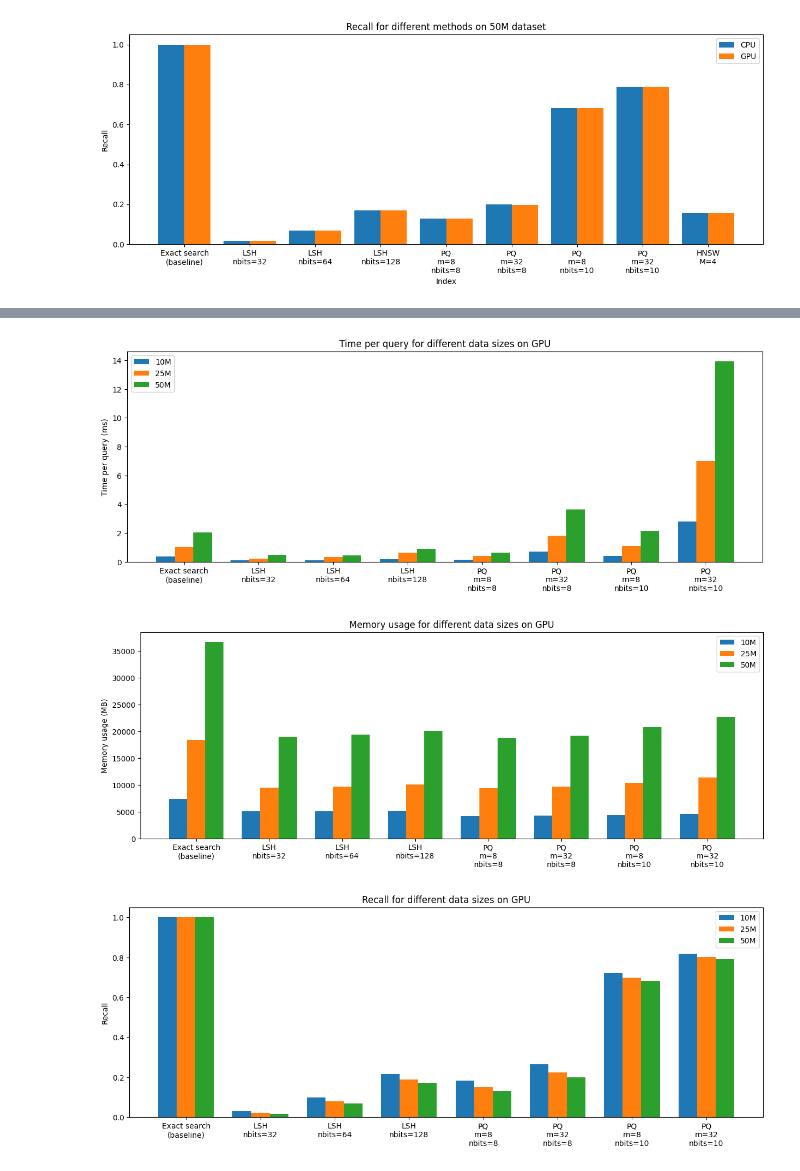
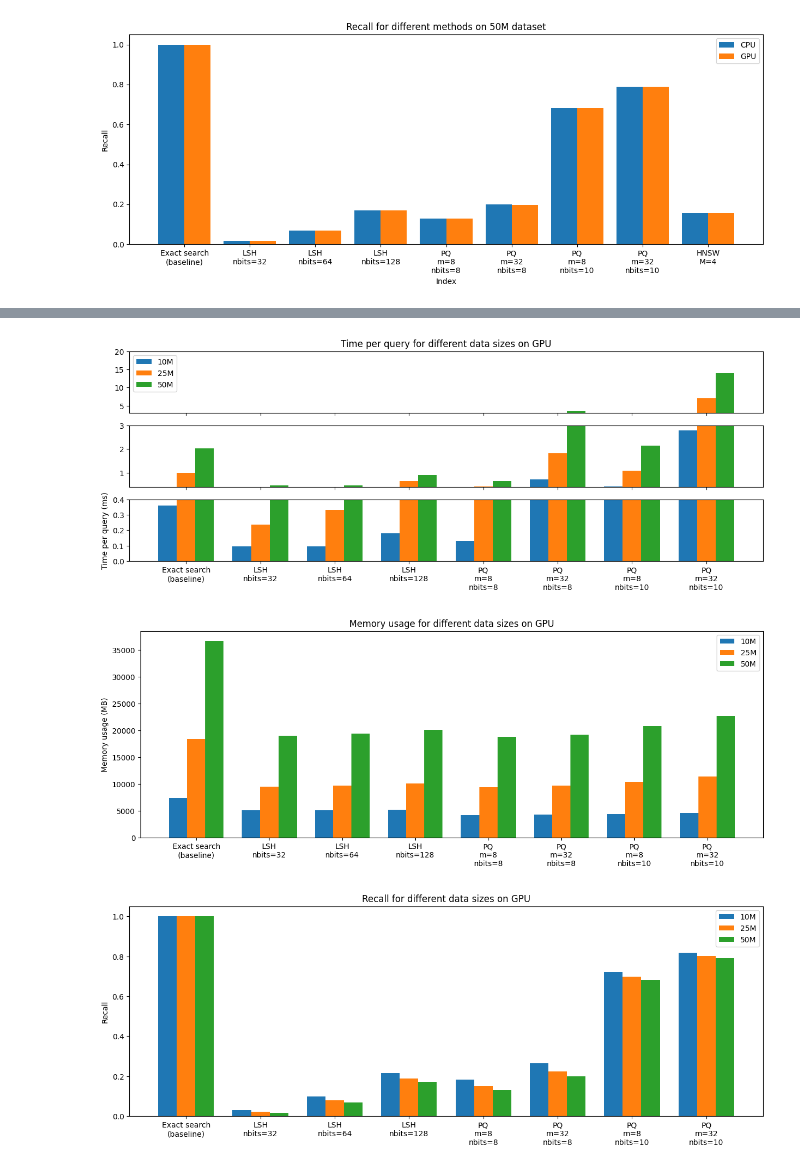
Before and after one commit to Kevinpyx/faissBenchmarking, a Jupyter notebook: CPUvsGPU_10Mvs25Mvs50M.ipynb, the cells around one changed output, grey strips where cells are left out. Drawn from its saved outputs; the diff is of its cells as text; code cells hidden in the pictures.

```diff
--- a/CPUvsGPU_10Mvs25Mvs50M.ipynb
+++ b/CPUvsGPU_10Mvs25Mvs50M.ipynb
@@ -292,27 +292,24 @@ memory_LSH_GPU_10M_chosen = memory_LSH_GPU_10M[idx_LSH_10M_nbits]
 categories_LSH_10M_chosen = ["LSH\nnbits=32", "LSH\nnbits=64", "LSH\nnbits=128"]
 
 # PQ_chosen:
-# (m, nbits) = (8, 8), (32, 8), (8, 10) (32, 10) (index: 8, 10, 14, 16) chosen after flattened
-# print(SPQ_PQ.shape)
-idx_PQ_CPU_10M_chosen = [8, 10, 14, 16]
+idx_PQ_10M_chosen = slice(0,4)
 SPQ_PQ_CPU_10M_flat = SPQ_PQ_CPU_10M.flatten()
 recall_PQ_CPU_10M_flat = recall_PQ_CPU_10M.flatten()
 memory_PQ_CPU_10M_flat = memory_PQ_CPU_10M.flatten()
-SPQ_PQ_CPU_10M_chosen = SPQ_PQ_CPU_10M_flat[idx_PQ_CPU_10M_chosen]
-recall_PQ_CPU_10M_chosen = recall_PQ_CPU_10M_flat[idx_PQ_CPU_10M_chosen]
-memory_PQ_CPU_10M_chosen = memory_PQ_CPU_10M_flat[idx_PQ_CPU_10M_chosen]
+SPQ_PQ_CPU_10M_chosen = SPQ_PQ_CPU_10M_flat[idx_PQ_10M_chosen]
+recall_PQ_CPU_10M_chosen = recall_PQ_CPU_10M_flat[idx_PQ_10M_chosen]
+memory_PQ_CPU_10M_chosen = memory_PQ_CPU_10M_flat[idx_PQ_10M_chosen]
 categories_PQ_10M_chosen = ["PQ\nm=8\nnbits=8", "PQ\nm=32\nnbits=8", "PQ\nm=8\nnbits=10", "PQ\nm=32\nnbits=10"]
 
-idx_PQ_GPU_10M_chosen = slice(0,4) # to account for the fact that we only tested 4 configurations of PQ at 10M on GPU
 SPQ_PQ_GPU_10M_flat = SPQ_PQ_GPU_10M.flatten()
 recall_PQ_GPU_10M_flat = recall_PQ_GPU_10M.flatten()
 memory_PQ_GPU_10M_flat = memory_PQ_GPU_10M.flatten()
-SPQ_PQ_GPU_10M_chosen = SPQ_PQ_GPU_10M_flat[idx_PQ_GPU_10M_chosen]
-recall_PQ_GPU_10M_chosen = recall_PQ_GPU_10M_flat[idx_PQ_GPU_10M_chosen]
-memory_PQ_GPU_10M_chosen = memory_PQ_GPU_10M_flat[idx_PQ_GPU_10M_chosen]
+SPQ_PQ_GPU_10M_chosen = SPQ_PQ_GPU_10M_flat[idx_PQ_10M_chosen]
+recall_PQ_GPU_10M_chosen = recall_PQ_GPU_10M_flat[idx_PQ_10M_chosen]
+memory_PQ_GPU_10M_chosen = memory_PQ_GPU_10M_flat[idx_PQ_10M_chosen]
 
 # HNSW_chosen:
-idx_HNSW_10M_chosen = slice(3,6)
+idx_HNSW_10M_chosen = slice(1,4)
 SPQ_HNSW_CPU_10M_chosen = SPQ_HNSW_CPU_10M[idx_HNSW_10M_chosen]
 recall_HNSW_CPU_10M_chosen = recall_HNSW_CPU_10M[idx_HNSW_10M_chosen]
 memory_HNSW_CPU_10M_chosen = memory_HNSW_CPU_10M[idx_HNSW_10M_chosen]
@@ -783,50 +789,59 @@ figsize = (15, 5)
 categories = categories_FlatL2_chosen + categories_LSH_chosen + categories_PQ_chosen
 
 # SPQ
-plt.figure(figsize=figsize)
+fig, (ax1, ax2, ax3) = plt.subplots(3, 1, sharex=True, figsize=figsize)
 SPQ_10M = np.concatenate((SPQ_FlatL2_GPU_10M_chosen.reshape(-1), SPQ_LSH_GPU_10M_chosen, SPQ_PQ_GPU_10M_chosen))
 SPQ_25M = np.concatenate((SPQ_FlatL2_GPU_25M_chosen.reshape(-1), SPQ_LSH_GPU_25M_chosen, SPQ_PQ_GPU_25M_chosen))
 SPQ_50M = np.concatenate((SPQ_FlatL2_GPU_50M_chosen.reshape(-1), SPQ_LSH_GPU_50M_chosen, SPQ_PQ_GPU_50M_chosen))
-plt.bar(np.arange(len(categories)), SPQ_10M, width=0.25, label='10M')
-plt.bar(np.arange(len(categories))+0.25, SPQ_25M, width=0.25, label='25M')
-plt.bar(np.arange(len(categories))+0.5, SPQ_50M, width=0.25, label='50M')
+ax1.bar(np.arange(len(categories)), SPQ_10M, width=0.25, label='10M')
+ax1.bar(np.arange(len(categories))+0.25, SPQ_25M, width=0.25, label='25M')
+ax1.bar(np.arange(len(categories))+0.5, SPQ_50M, width=0.25, label='50M')
+ax1.set_ylim(3, 20)
+ax1.legend(loc='best')
+ax2.bar(np.arange(len(categories)), SPQ_10M, width=0.25, label='10M')
+ax2.bar(np.arange(len(categories))+0.25, SPQ_25M, width=0.25, label='25M')
+ax2.bar(np.arange(len(categories))+0.5, SPQ_50M, width=0.25, label='50M')
+ax2.set_ylim(0.5,3)
+ax3.bar(np.arange(len(categories)), SPQ_10M, width=0.25, label='10M')
+ax3.bar(np.arange(len(categories))+0.25, SPQ_25M, width=0.25, label='25M')
+ax3.bar(np.arange(len(categories))+0.5, SPQ_50M, width=0.25, label='50M')
+ax3.set_ylim(0, 0.5)
 plt.xticks(np.arange(len(categories))+0.25, categories)
-plt.title('Time per query for different data sizes on GPU')
+ax1.set_title('Time per query for different data sizes on GPU')
 plt.ylabel('Time per query (ms)')
-plt.legend()
-plt.savefig('/home/ypx/faissTesting/benchmark/charts/SPQ_GPU_10Mvs25Mvs50M.png')
+# plt.savefig('/home/ypx/faissTesting/benchmark/charts/SPQ_GPU_10Mvs25Mvs50M.png')
 plt.show()
 
 # memory
 plt.figure(figsize=figsize)
 memory_10M = np.concatenate((memory_FlatL2_GPU_10M_chosen.reshape(-1), memory_LSH_GPU_10M_chosen, memory_PQ_GPU_10M_chosen))
 memory_25M = np.concatenate((memory_FlatL2_GPU_25M_chosen.reshape(-1), memory_LSH_GPU_25M_chosen, memory_PQ_GPU_25M_chosen))
 memory_50M = np.concatenate((memory_FlatL2_GPU_50M_chosen.reshape(-1), memory_LSH_GPU_50M_chosen, memory_PQ_GPU_50M_chosen))
 plt.bar(np.arange(len(categories)), memory_10M, width=0.25, label='10M')
 plt.bar(np.arange(len(categories))+0.25, memory_25M, width=0.25, label='25M')
 plt.bar(np.arange(len(categories))+0.5, memory_50M, width=0.25, label='50M')
 plt.xticks(np.arange(len(categories))+0.25, categories)
 plt.title('Memory usage for different data sizes on GPU')
 plt.ylabel('Memory usage (MB)')
 plt.legend()
-plt.savefig('/home/ypx/faissTesting/benchmark/charts/memory_GPU_10Mvs25Mvs50M.png')
+# plt.savefig('/home/ypx/faissTesting/benchmark/charts/memory_GPU_10Mvs25Mvs50M.png')
 plt.show()
 
 # recall
 plt.figure(figsize=figsize)
 recall_10M = np.concatenate((recall_FlatL2_GPU_10M_chosen.reshape(-1), recall_LSH_GPU_10M_chosen, recall_PQ_GPU_10M_chosen))
 recall_25M = np.concatenate((recall_FlatL2_GPU_25M_chosen.reshape(-1), recall_LSH_GPU_25M_chosen, recall_PQ_GPU_25M_chosen))
 recall_50M = np.concatenate((recall_FlatL2_GPU_50M_chosen.reshape(-1), recall_LSH_GPU_50M_chosen, recall_PQ_GPU_50M_chosen))
 plt.bar(np.arange(len(categories)), recall_10M, width=0.25, label='10M')
 plt.bar(np.arange(len(categories))+0.25, recall_25M, width=0.25, label='25M')
 plt.bar(np.arange(len(categories))+0.5, recall_50M, width=0.25, label='50M')
 plt.xticks(np.arange(len(categories))+0.25, categories)
 plt.title('Recall for different data sizes on GPU')
 plt.ylabel('Recall')
 plt.legend()
-plt.savefig('/home/ypx/faissTesting/benchmark/charts/recall_GPU_10Mvs25Mvs50M.png')
+# plt.savefig('/home/ypx/faissTesting/benchmark/charts/recall_GPU_10Mvs25Mvs50M.png')
 plt.show()
 # %% [output]
-[figure, old version]
+[figure, new version]
 [figure]
 [figure]
```
Also changed, not shown: parts of 2 cells of this notebook, 10 other files.
